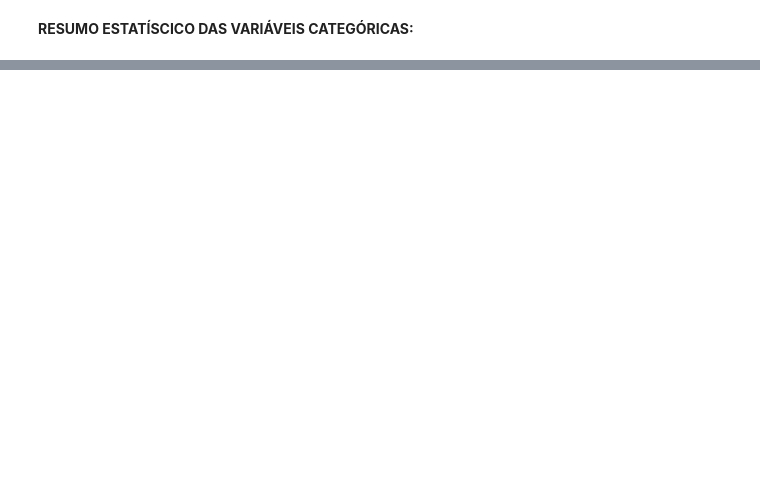
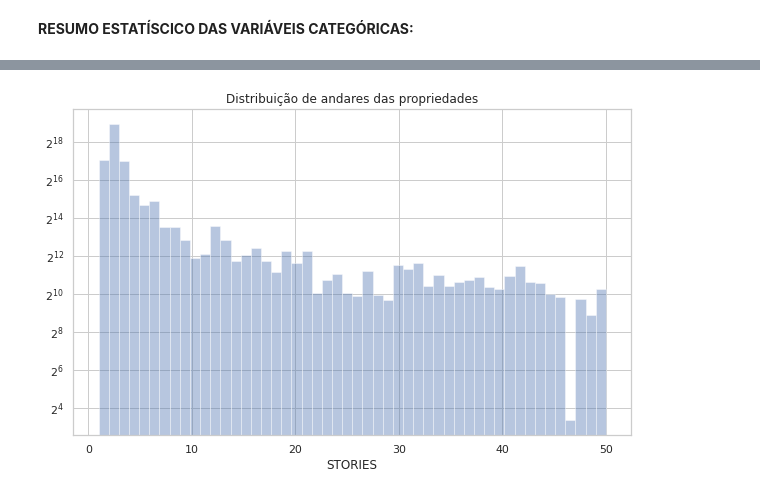
Before and after one commit to dijkstra001/fraud-analytics, a Jupyter notebook: frauds_analytics.ipynb, the cells around one changed output, grey strips where cells are left out. Drawn from its saved outputs; the diff is of its cells as text; code cells hidden in the pictures; blank space fills up the shorter version.

```diff
--- a/frauds_analytics.ipynb
+++ b/frauds_analytics.ipynb
@@ -152,0 +195,8 @@ summ_cat
+# %%
+sns.set_theme(style = 'whitegrid')
+plt.figure(figsize = (8, 8))
+fig = sns.countplot(x = 'B', data = dataset, order = dataset['B'].value_counts().index)
+plt.title('Número de propriedades em diferentes bairros')
+plt.xlabel('Variável 2: B')
+plt.ylabel('Contagem')
+plt.show(fig)
@@ -152,0 +249,11 @@ summ_cat
+# %%
+temp = dataset[dataset['STORIES'] <= 50]
+# %%
+sns.set_theme(style = 'whitegrid')
+plt.figure(figsize = (10, 6))
+fig = sns.distplot(temp['STORIES'], kde = False, bins = 50)
+fig.set_yscale('log', basey = 2)
+fig.set_title('Distribuição de andares das propriedades')
+plt.show(fig)
+# %% [output]
+[figure, added]
```
Also changed, not shown: parts of 14 cells of this notebook.
